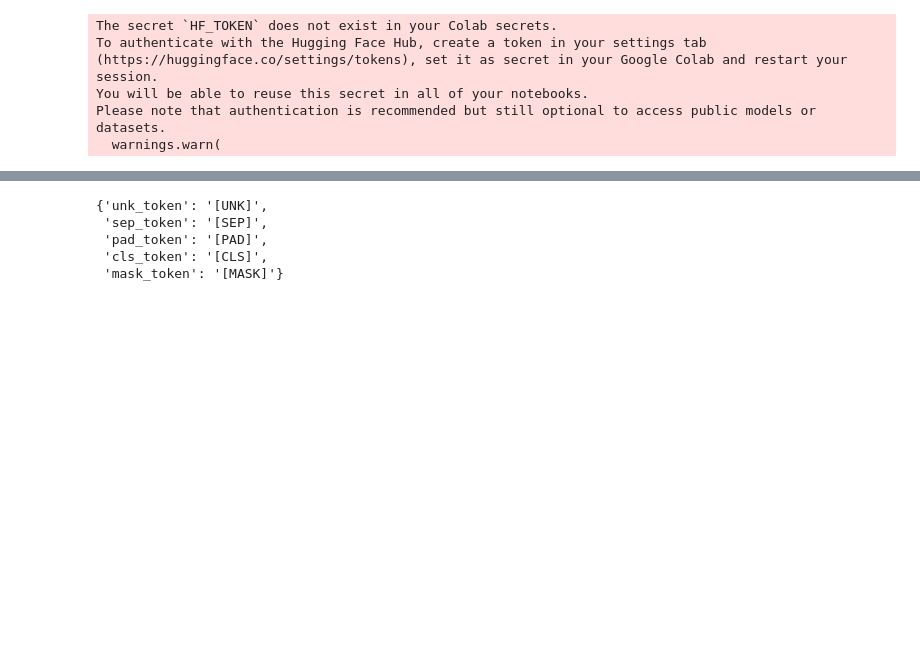
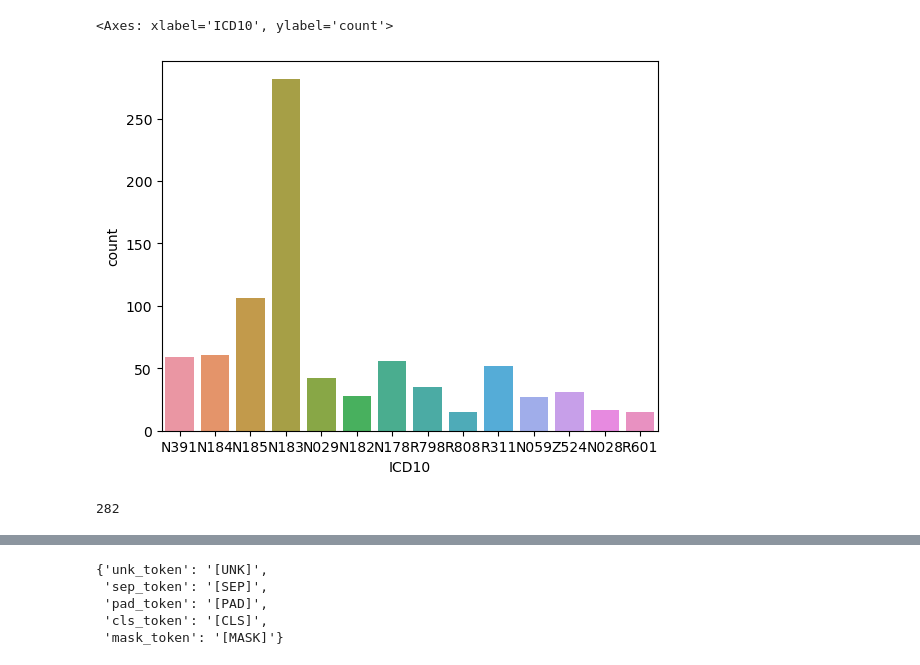
Before and after one commit to slowandfast/DiagRecommdSystem_01, a Jupyter notebook: KJH_BERT_EMR기반_진단추천모델3.ipynb, the cells around one changed output, grey strips where cells are left out. Cells and saved outputs as stored; diff of their text form; code cells hidden in the pictures; blank space fills up the shorter version.

```diff
--- a/KJH_BERT_EMR기반_진단추천모델3.ipynb
+++ b/KJH_BERT_EMR기반_진단추천모델3.ipynb
@@ -153,19 +153,0 @@ for i in range(len(sw_df)) :
-# %%
-# Remove english stopwords
-df['record'] = df['record'].apply(lambda x: ' '.join([word for word in x.split() if word not in (stop_words)]))
-# %%
-#  Preprocess train dataset
-# remove special characters from text column
-df.record = df.record.str.replace('[#,@,&]', '')
-# Remove digits
-df.record = df.record.str.replace('\d*','')
-#Remove www
-df.record = df.record.str.replace('w{3}','')
-# remove urls
-df.record = df.record.str.replace("http\S+", "")
-# remove multiple spaces with single space
-df.record = df.record.str.replace('\s+', ' ')
-#remove all single characters
-df.record = df.record.str.replace(r'\s+[a-zA-Z]\s+', '')
-# 여러번 반복되는 문자 하나만 표현
-df.record = df.record.str.replace('=+', ' ')
@@ -287,8 +153,0 @@ split_val_text = [get_split(t) for t in X_val]
-# %%
-tokenizer = transformers.BertTokenizer.from_pretrained(model_name, do_lower_case=True)
-# %% [output]
-The secret `HF_TOKEN` does not exist in your Colab secrets.
-To authenticate with the Hugging Face Hub, create a token in your settings tab (https://huggingface.co/settings/tokens), set it as secret in your Google Colab and restart your session.
-You will be able to reuse this secret in all of your notebooks.
-Please note that authentication is recommended but still optional to access public models or datasets.
-  warnings.warn(
@@ -324,0 +154,12 @@ valencoding = tokenizer.batch_encode_plus(
+# %%
+# Plot the count of ICD10 code
+sns.countplot(data=df, x=df['ICD10'])
+# %% [output]
+<Axes: xlabel='ICD10', ylabel='count'>
+[figure, added]
+# %%
+class_counts = df['ICD10'].value_counts()
+# class_counts
+class_counts[0] # 빈도수 제일 높은 클래스
+# %% [output]
+282
```
Also changed, not shown: parts of 96 cells of this notebook.
